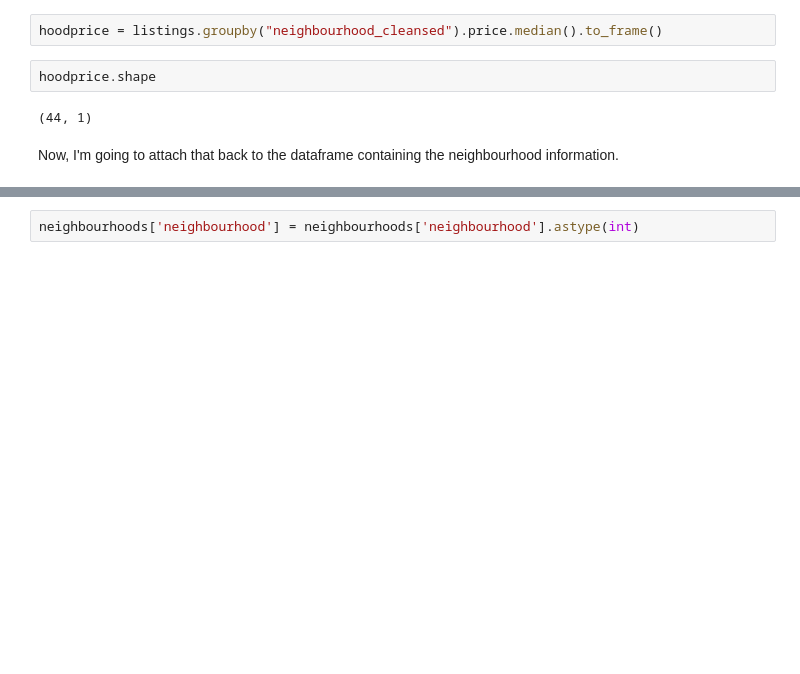
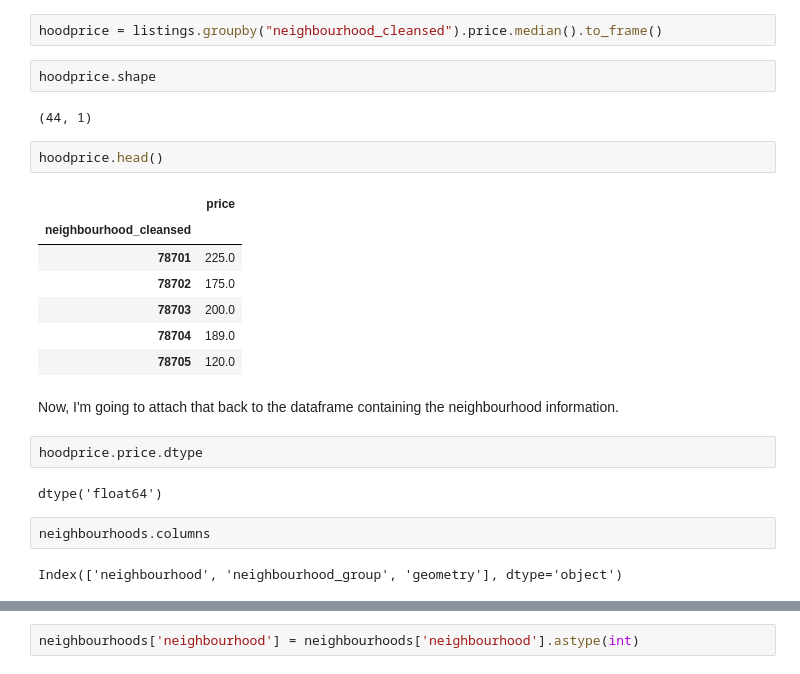
Before and after one commit to pysal/scipy2019-intermediate-gds, a Jupyter notebook: sds1-geography_as_feature-austin.ipynb, the cells around one changed output, grey strips where cells are left out. Cells and saved outputs as stored; diff of their text form; blank space fills up the shorter version.

```diff
--- a/sds1-geography_as_feature-austin.ipynb
+++ b/sds1-geography_as_feature-austin.ipynb
@@ -302,5 +302,23 @@ hoodprice = listings.groupby("neighbourhood_cleansed").price.median().to_frame()
 hoodprice.shape
 # %% [output]
 (44, 1)
+# %%
+hoodprice.head()
+# %% [output]
+|  | price |
+| neighbourhood_cleansed |  |
+| 78701 | 225.0 |
+| 78702 | 175.0 |
+| 78703 | 200.0 |
+| 78704 | 189.0 |
+| 78705 | 120.0 |
 # %% [markdown]
 Now, I'm going to attach that back to the dataframe containing the neighbourhood information.
+# %%
+hoodprice.price.dtype
+# %% [output]
+dtype('float64')
+# %%
+neighbourhoods.columns
+# %% [output]
+Index(['neighbourhood', 'neighbourhood_group', 'geometry'], dtype='object')
```
Also changed, not shown: parts of 7 cells of this notebook, 2 other files.
